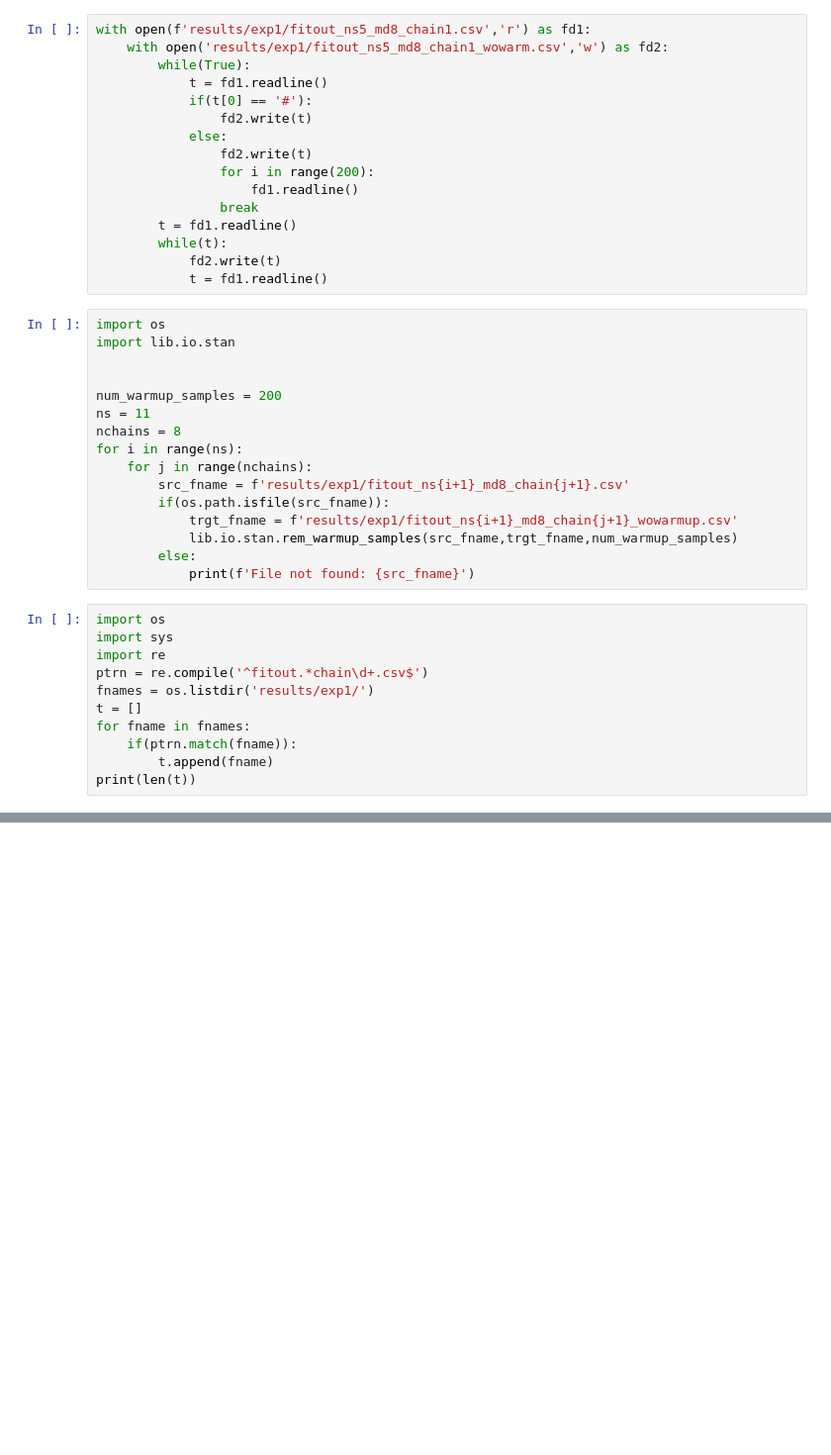
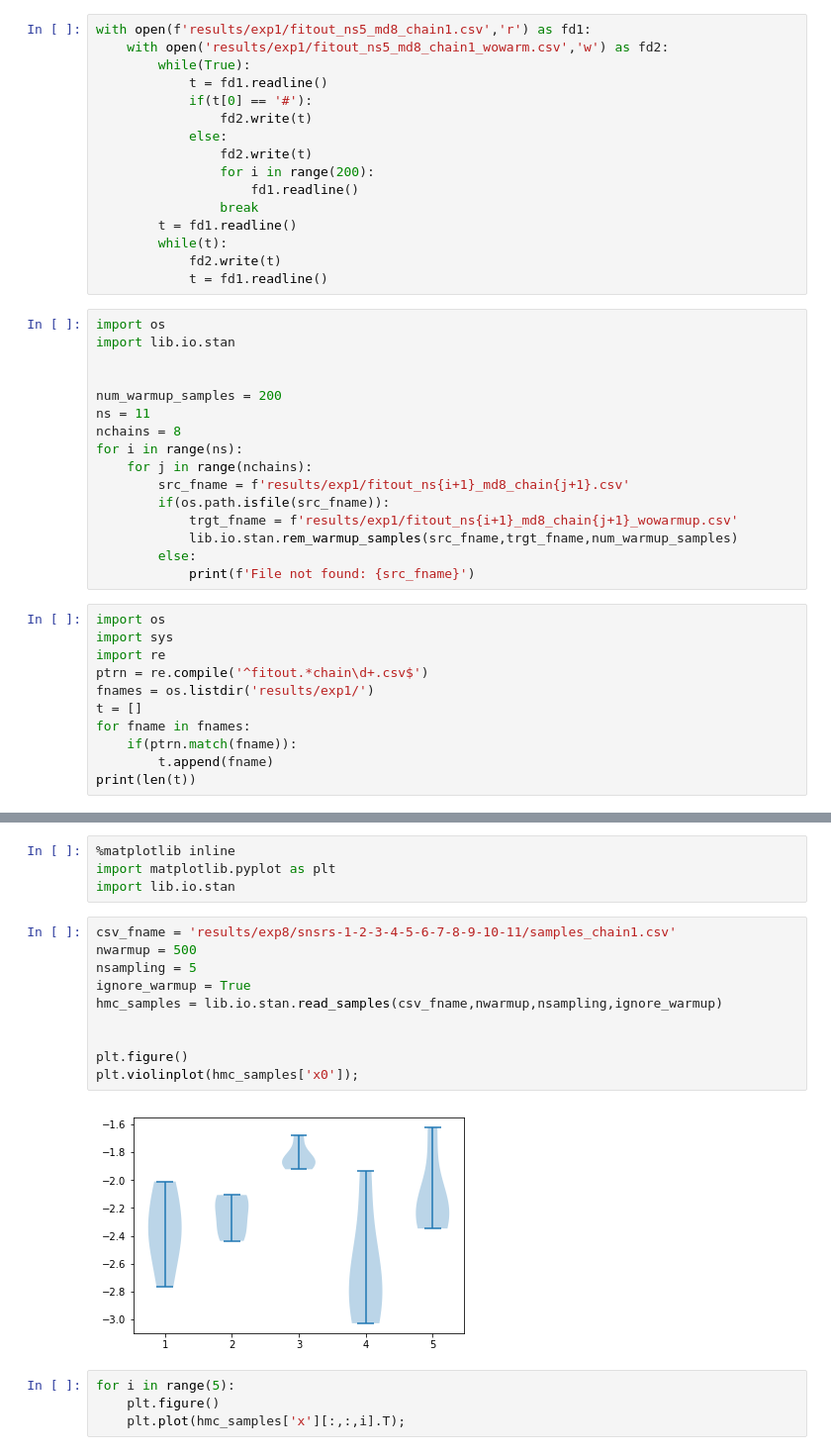
Before and after one commit to dhrunia/infr_szr_prpgtn, a Jupyter notebook: test.ipynb, the cells around one changed output, grey strips where cells are left out. Shown at 99% size. Drawn from its saved outputs; the diff is of its cells as text; blank space fills up the shorter version.

```diff
--- a/test.ipynb
+++ b/test.ipynb
@@ -54,0 +108,20 @@ sldfkj
+# %%
+%matplotlib inline
+import matplotlib.pyplot as plt
+import lib.io.stan
+# %%
+csv_fname = 'results/exp8/snsrs-1-2-3-4-5-6-7-8-9-10-11/samples_chain1.csv'
+nwarmup = 500
+nsampling = 5
+ignore_warmup = True
+hmc_samples = lib.io.stan.read_samples(csv_fname,nwarmup,nsampling,ignore_warmup)
+
+
+plt.figure()
+plt.violinplot(hmc_samples['x0']);
+# %% [output]
+[figure, added]
+# %%
+for i in range(5):
+    plt.figure()
+    plt.plot(hmc_samples['x'][:,:,i].T);
```
Also changed, not shown: parts of 3 cells of this notebook, 7 other files.
